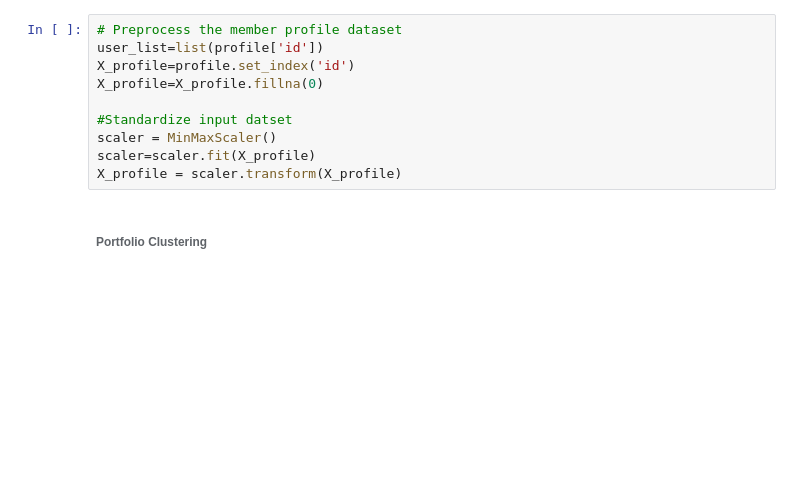
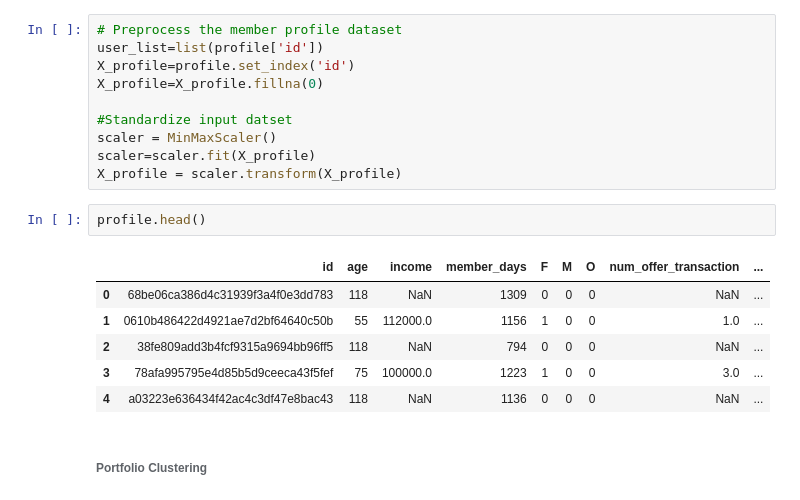
Before and after one commit to Ruby1993/starbuck-offer-recommendation, a Jupyter notebook: Starbucks_Capstone_notebook.ipynb, the cells around one changed output. Saved outputs shown, nothing was run; the diff lists cells and outputs as text; blank space fills up the shorter version.

```diff
--- a/Starbucks_Capstone_notebook.ipynb
+++ b/Starbucks_Capstone_notebook.ipynb
@@ -1223,6 +1224,15 @@ X_profile=X_profile.fillna(0)
 scaler = MinMaxScaler()
 scaler=scaler.fit(X_profile)
 X_profile = scaler.transform(X_profile)
+# %%
+profile.head()
+# %% [output]
+|  | id | age | income | member_days | F | M | O | num_offer_transaction | ... |
+| 0 | 68be06ca386d4c31939f3a4f0e3dd783 | 118 | NaN | 1309 | 0 | 0 | 0 | NaN | ... |
+| 1 | 0610b486422d4921ae7d2bf64640c50b | 55 | 112000.0 | 1156 | 1 | 0 | 0 | 1.0 | ... |
+| 2 | 38fe809add3b4fcf9315a9694bb96ff5 | 118 | NaN | 794 | 0 | 0 | 0 | NaN | ... |
+| 3 | 78afa995795e4d85b5d9ceeca43f5fef | 75 | 100000.0 | 1223 | 1 | 0 | 0 | 3.0 | ... |
+| 4 | a03223e636434f42ac4c3df47e8bac43 | 118 | NaN | 1136 | 0 | 0 | 0 | NaN | ... |
 # %% [markdown]
 ###### Portfolio Clustering
 # %%
```
Also changed, not shown: parts of 15 cells of this notebook.
